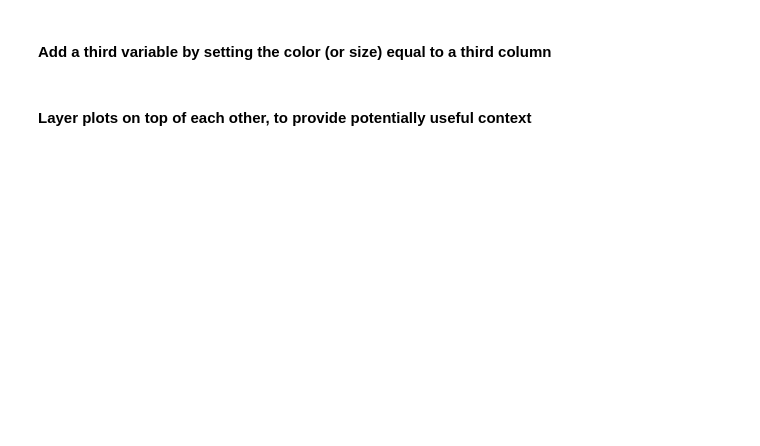
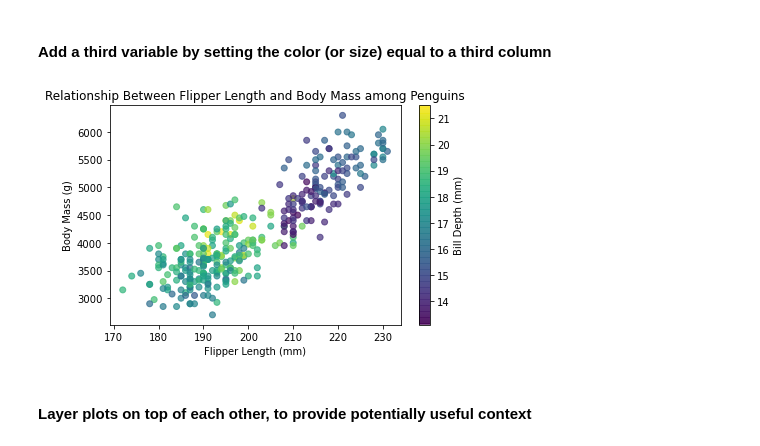
Before and after one commit to rbdaly16/NATL-DS-Live-062623, a Jupyter notebook: Phase1/Lectures/10-Plotting-with-Pandas.ipynb, the cells around one changed output. Drawn from its saved outputs; the diff is of its cells as text; code cells hidden in the pictures; blank space fills up the shorter version.

```diff
--- a/Phase1/Lectures/10-Plotting-with-Pandas.ipynb
+++ b/Phase1/Lectures/10-Plotting-with-Pandas.ipynb
@@ -288,19 +390,21 @@ plt.tight_layout()
 # %%
 fig, ax = plt.subplots(figsize=(6, 4))
 
 # When you save the plot as a variable...
 scatter = ax.scatter(x=penguins['flipper_length_mm'], y=penguins['body_mass_g'],
                      alpha=.7,
-                     c=penguins['culmen_depth_mm'])
+                     c=penguins['bill_depth_mm'])
 
 ax.set_xlabel('Flipper Length (mm)')
 ax.set_ylabel('Body Mass (g)')
 ax.set_title('Relationship Between Flipper Length and Body Mass among Penguins')
 
 # You can then add a color bar as a legend!
-plt.colorbar(scatter, label='Culmen Depth (mm)')
+plt.colorbar(scatter, label='Bill Depth (mm)')
 
 plt.tight_layout()
+# %% [output]
+[figure, added]
 # %% [markdown]
 #### Layer plots on top of each other, to provide potentially useful context
 # %%
```
Also changed, not shown: parts of 38 cells of this notebook, 1 other file.
